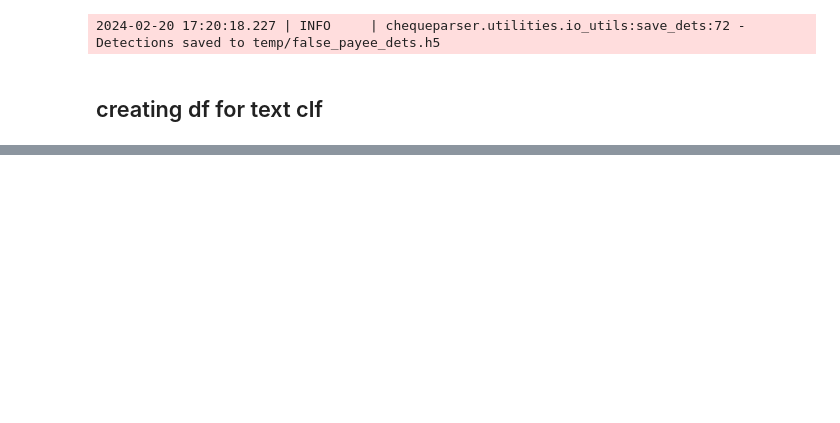
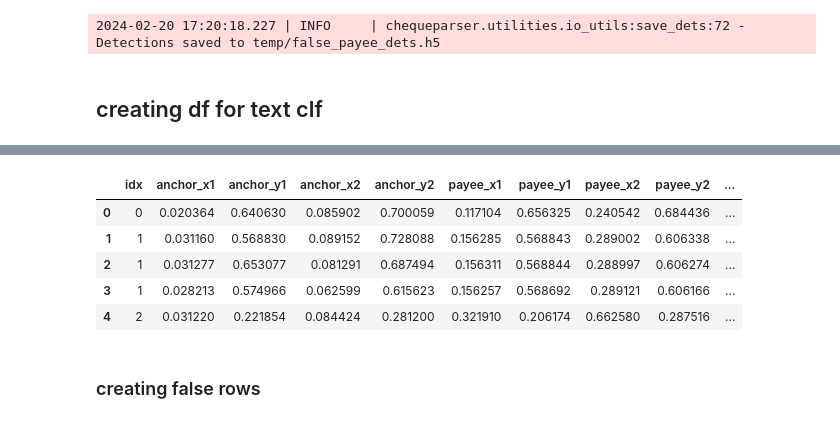
Before and after one commit to ajkdrag/ocrtoolkit, a Jupyter notebook: notebooks/prepping_ds_for_clf.ipynb, the cells around one changed output, grey strips where cells are left out. Cells and saved outputs as stored; diff of their text form; code cells hidden in the pictures; blank space fills up the shorter version.

```diff
--- a/notebooks/prepping_ds_for_clf.ipynb
+++ b/notebooks/prepping_ds_for_clf.ipynb
@@ -296,0 +346,17 @@ false_payees[0].draw(all_ds)
+# %%
+text_col = "payee_txt"
+# %%
+col_dtypes = {k: 'float32' if k != text_col else 'object' for k in true_df.columns}
+# %%
+true_df = true_df.astype({**col_dtypes, "idx": "int32"})
+# %%
+true_df["target"] = 1
+# %%
+true_df.head()
+# %% [output]
+|  | idx | anchor_x1 | anchor_y1 | anchor_x2 | anchor_y2 | payee_x1 | payee_y1 | payee_x2 | payee_y2 | ... |
+| 0 | 0 | 0.020364 | 0.640630 | 0.085902 | 0.700059 | 0.117104 | 0.656325 | 0.240542 | 0.684436 | ... |
+| 1 | 1 | 0.031160 | 0.568830 | 0.089152 | 0.728088 | 0.156285 | 0.568843 | 0.289002 | 0.606338 | ... |
+| 2 | 1 | 0.031277 | 0.653077 | 0.081291 | 0.687494 | 0.156311 | 0.568844 | 0.288997 | 0.606274 | ... |
+| 3 | 1 | 0.028213 | 0.574966 | 0.062599 | 0.615623 | 0.156257 | 0.568692 | 0.289121 | 0.606166 | ... |
+| 4 | 2 | 0.031220 | 0.221854 | 0.084424 | 0.281200 | 0.321910 | 0.206174 | 0.662580 | 0.287516 | ... |
@@ -296,0 +371,2 @@ false_payees[0].draw(all_ds)
+# %% [markdown]
+### creating false rows
```
Also changed, not shown: parts of 32 cells of this notebook, 5 other files.
